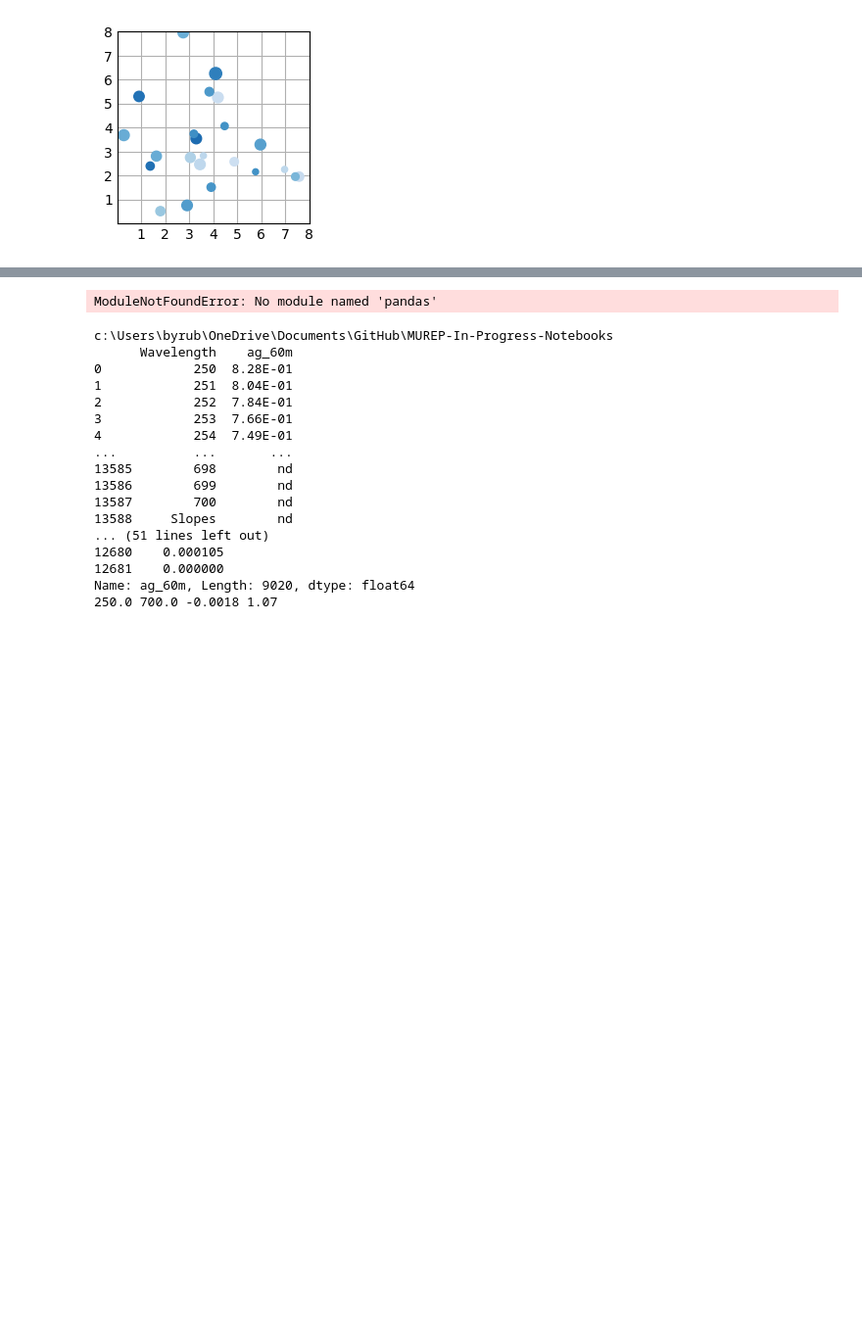
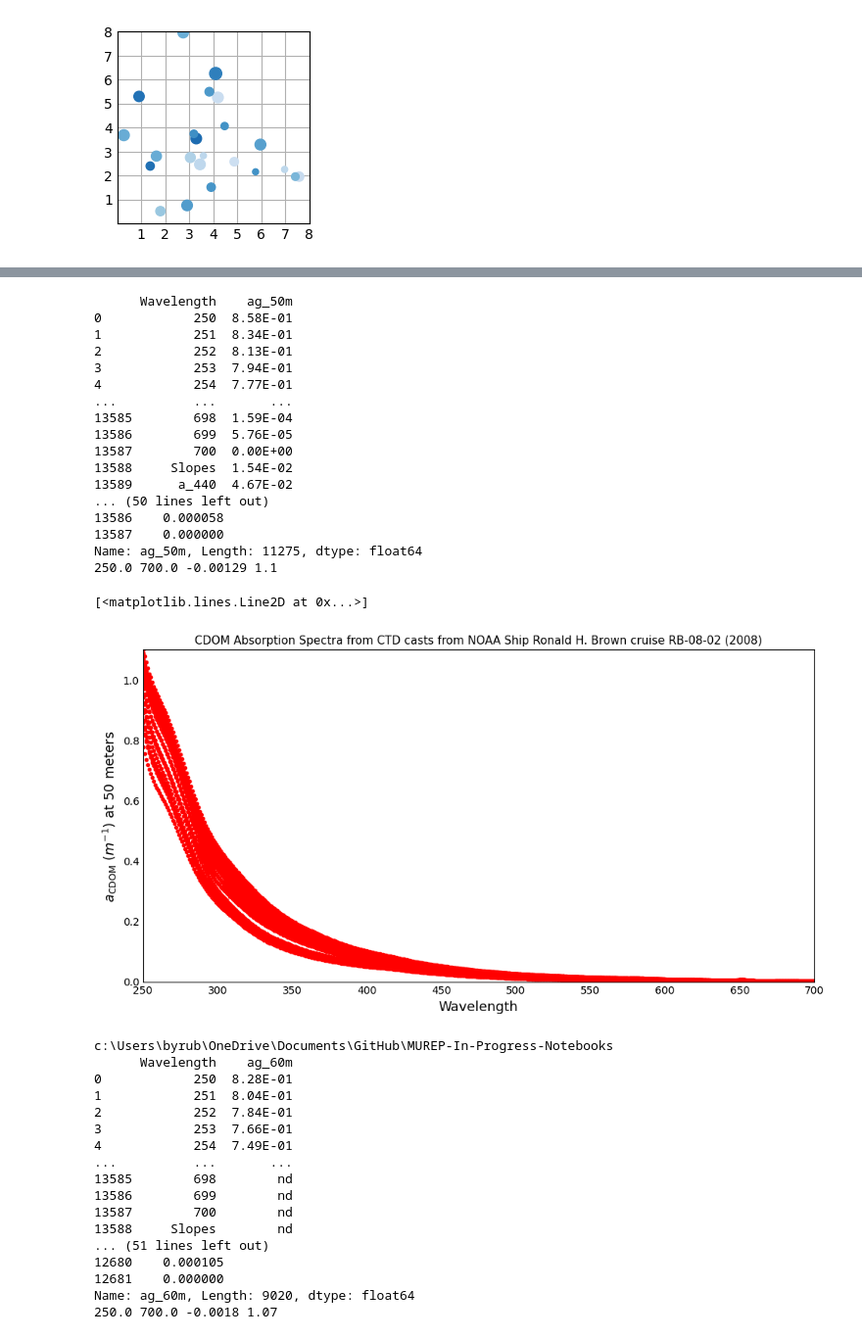
Before and after one commit to byruby-flatlantic143/MUREP-In-Progress-Notebooks, a Jupyter notebook: CDOM Spectral Plots - 2008.ipynb, the cells around one changed output, grey strips where cells are left out. Shown at 98% size. Drawn from its saved outputs; the diff is of its cells as text; code cells hidden in the pictures; blank space fills up the shorter version.

```diff
--- a/CDOM Spectral Plots - 2008.ipynb
+++ b/CDOM Spectral Plots - 2008.ipynb
@@ -117,7 +147,7 @@ from math import sin, cos, sqrt, atan2, radians
 import numpy as np
 
 
-df = pd.read_csv('../NASA MUREP/Spectral CDOM Repos and CSVs/CDOM_Absorp.csv', sep=',')
+df = pd.read_csv('./Data/NASA MUREP/Spectral CDOM Repos and CSVs/CDOM_Absorp.csv', sep=',')
 rawdata = df[["Wavelength","ag_50m"]]  #df.loc['250':'700', ['Wavelength', 'ag_50m']]
 print(rawdata)
 data = rawdata.replace(r'^([A-Za-z])', np.NaN, regex=True)
@@ -129,41 +159,59 @@ data=data.astype({'ag_50m':'float'})
 
 print(data)
 
-fig = plt.figure(figsize=(9,9))
+fig = plt.figure(figsize=(10,10))
 ax = fig.add_subplot(212) # What does this mean?
 ax.set_xlabel('Wavelength', fontsize=13)
 ax.set_ylabel('$a_{\mathrm{CDOM}}$ ($m^{-1}$) at 50 meters', fontsize=13) # What does this mean?
 ax.set_title('CDOM Absorption Spectra from CTD casts from NOAA Ship Ronald H. Brown cruise RB-08-02 (2008)', fontsize=11)
 # TODO - find a correct dataset that contains similar values
 plt.grid(False)
 
 x = data['Wavelength']
 y = data['ag_50m']
 print(x,y)
 
 xmin = np.min(x)
 xmax = np.max(x)
 ymin = np.min(y)
 ymax = np.max(y)
 
 num_ticks = 10
 x_ticks_positions = np.linspace(xmin, xmax, num_ticks)
 
 # Create a list of x-axis tick labels starting from the second tick position
 # Adjust the format as needed (e.g., '{:.1f}' for one decimal place)
 x_ticks_labels = ['{:.0f}'.format(tick) for tick in x_ticks_positions]
 ax.set_xticks(x_ticks_positions)
 ax.set_xticklabels(x_ticks_labels)
 
 print(xmin,xmax,ymin,ymax)
 ax.set_ylim(ymin, ymax)
 ax.set_xlim(xmin, xmax)
 
 
 plt.tight_layout()
 plt.plot(x, y,'r.')
 # %% [output]
-ModuleNotFoundError: No module named 'pandas'
+      Wavelength    ag_50m
+0            250  8.58E-01
+1            251  8.34E-01
+2            252  8.13E-01
+3            253  7.94E-01
+4            254  7.77E-01
+...          ...       ...
+13585        698  1.59E-04
+13586        699  5.76E-05
+13587        700  0.00E+00
+13588     Slopes  1.54E-02
+13589      a_440  4.67E-02
+... (50 lines left out)
+13586    0.000058
+13587    0.000000
+Name: ag_50m, Length: 11275, dtype: float64
+250.0 700.0 -0.00129 1.1
+[<matplotlib.lines.Line2D at 0x...>]
+[figure, added]
 # %%
 # setting up an empty figure which I can import data into later (testing that all functions are working properly)
 # importing example csv
```
Also changed, not shown: parts of 3 cells of this notebook, 2 other files.
